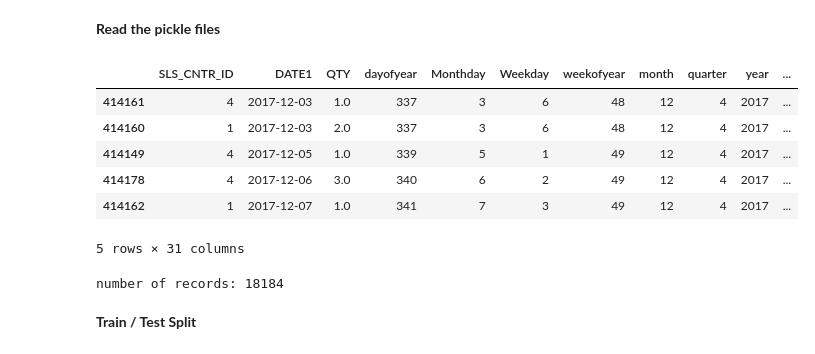
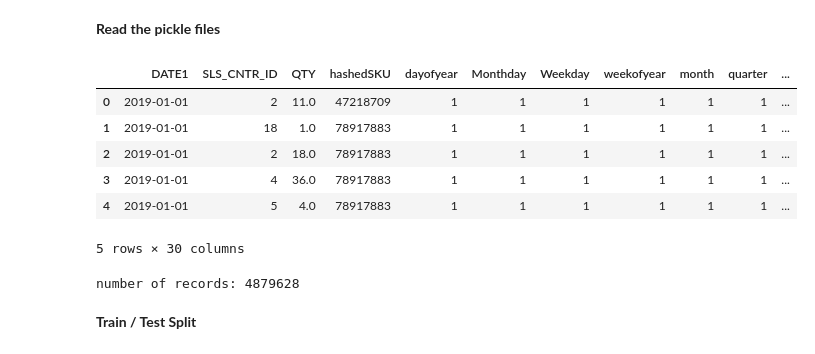
Before and after one commit to hajsf/Time-Series-Forecast, a Jupyter notebook: 05_TrainModel.ipynb, the cells around one changed output. Cells and saved outputs as stored; diff of their text form; code cells hidden in the pictures.

```diff
--- a/05_TrainModel.ipynb
+++ b/05_TrainModel.ipynb
@@ -22,20 +22,22 @@ import pickle
 **Read the pickle files**
 # %%
 pathData = "/content/drive/MyDrive/ColabNotebooks/dataset/02_ProcessedData/"
+path = "/content/drive/MyDrive/ColabNotebooks/dataset/05_TrainedModel/"
 # %%
-with open(pathData + '124766.pk', 'rb') as f:
+with open(path + 'modelData.pk', 'rb') as f:
   df = pickle.load(f)
 df = df.sort_values('DATE1')
+df = df.reset_index()
 df.head()
 # %% [output]
-|  | SLS_CNTR_ID | DATE1 | QTY | dayofyear | Monthday | Weekday | weekofyear | month | quarter | year | ... |
-| 414161 | 4 | 2017-12-03 | 1.0 | 337 | 3 | 6 | 48 | 12 | 4 | 2017 | ... |
-| 414160 | 1 | 2017-12-03 | 2.0 | 337 | 3 | 6 | 48 | 12 | 4 | 2017 | ... |
-| 414149 | 4 | 2017-12-05 | 1.0 | 339 | 5 | 1 | 49 | 12 | 4 | 2017 | ... |
-| 414178 | 4 | 2017-12-06 | 3.0 | 340 | 6 | 2 | 49 | 12 | 4 | 2017 | ... |
-| 414162 | 1 | 2017-12-07 | 1.0 | 341 | 7 | 3 | 49 | 12 | 4 | 2017 | ... |
+|  | DATE1 | SLS_CNTR_ID | QTY | hashedSKU | dayofyear | Monthday | Weekday | weekofyear | month | quarter | ... |
+| 0 | 2019-01-01 | 2 | 11.0 | 47218709 | 1 | 1 | 1 | 1 | 1 | 1 | ... |
+| 1 | 2019-01-01 | 18 | 1.0 | 78917883 | 1 | 1 | 1 | 1 | 1 | 1 | ... |
+| 2 | 2019-01-01 | 2 | 18.0 | 78917883 | 1 | 1 | 1 | 1 | 1 | 1 | ... |
+| 3 | 2019-01-01 | 4 | 36.0 | 78917883 | 1 | 1 | 1 | 1 | 1 | 1 | ... |
+| 4 | 2019-01-01 | 5 | 4.0 | 78917883 | 1 | 1 | 1 | 1 | 1 | 1 | ... |
-5 rows × 31 columns
+5 rows × 30 columns
 # %%
 print("number of records:", len(df))
 # %% [output]
-number of records: 18184
+number of records: 4879628
```
Also changed, not shown: parts of 10 cells of this notebook.
